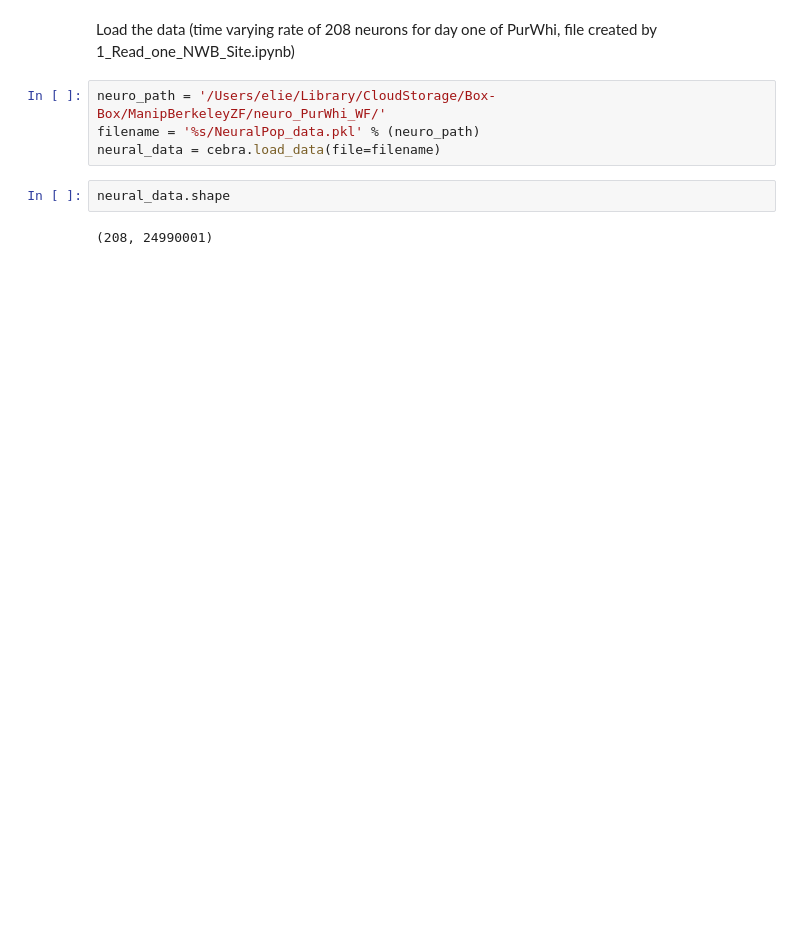
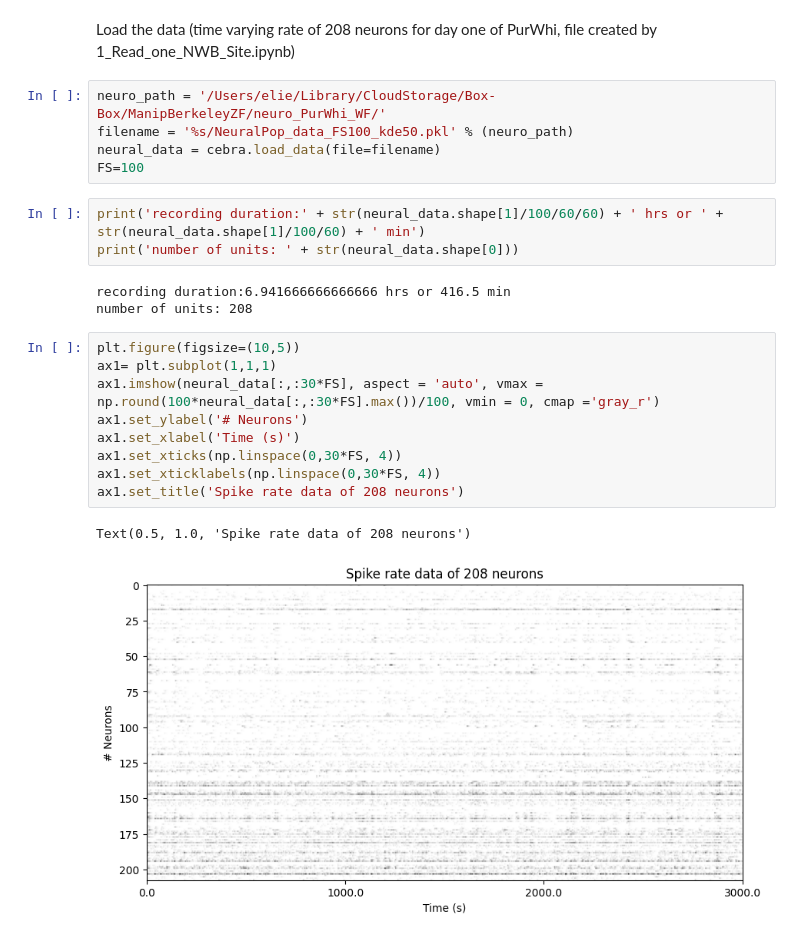
Before and after one commit to julieelie/zebra-finch-operant-semantic-neuro, a Jupyter notebook: 2_Explore_PopCode_Cebra.ipynb, the cells around one changed output. Cells and saved outputs as stored; diff of their text form; blank space fills up the shorter version.

```diff
--- a/2_Explore_PopCode_Cebra.ipynb
+++ b/2_Explore_PopCode_Cebra.ipynb
@@ -7,9 +23,24 @@ from cebra import CEBRA
 Load the data (time varying rate of 208 neurons for day one of PurWhi, file created by 1_Read_one_NWB_Site.ipynb)
 # %%
 neuro_path = '/Users/elie/Library/CloudStorage/Box-Box/ManipBerkeleyZF/neuro_PurWhi_WF/'
-filename = '%s/NeuralPop_data.pkl' % (neuro_path)
+filename = '%s/NeuralPop_data_FS100_kde50.pkl' % (neuro_path)
 neural_data = cebra.load_data(file=filename)
+FS=100
 # %%
-neural_data.shape
+print('recording duration:' + str(neural_data.shape[1]/100/60/60) + ' hrs or ' + str(neural_data.shape[1]/100/60) + ' min')
+print('number of units: ' + str(neural_data.shape[0]))
 # %% [output]
-(208, 24990001)
+recording duration:6.941666666666666 hrs or 416.5 min
+number of units: 208
+# %%
+plt.figure(figsize=(10,5))
+ax1= plt.subplot(1,1,1)
+ax1.imshow(neural_data[:,:30*FS], aspect = 'auto', vmax = np.round(100*neural_data[:,:30*FS].max())/100, vmin = 0, cmap ='gray_r')
+ax1.set_ylabel('# Neurons')
+ax1.set_xlabel('Time (s)')
+ax1.set_xticks(np.linspace(0,30*FS, 4))
+ax1.set_xticklabels(np.linspace(0,30*FS, 4))
+ax1.set_title('Spike rate data of 208 neurons')
+# %% [output]
+Text(0.5, 1.0, 'Spike rate data of 208 neurons')
+[figure, added]
```
Also changed, not shown: parts of 22 cells of this notebook, 28 other files.
